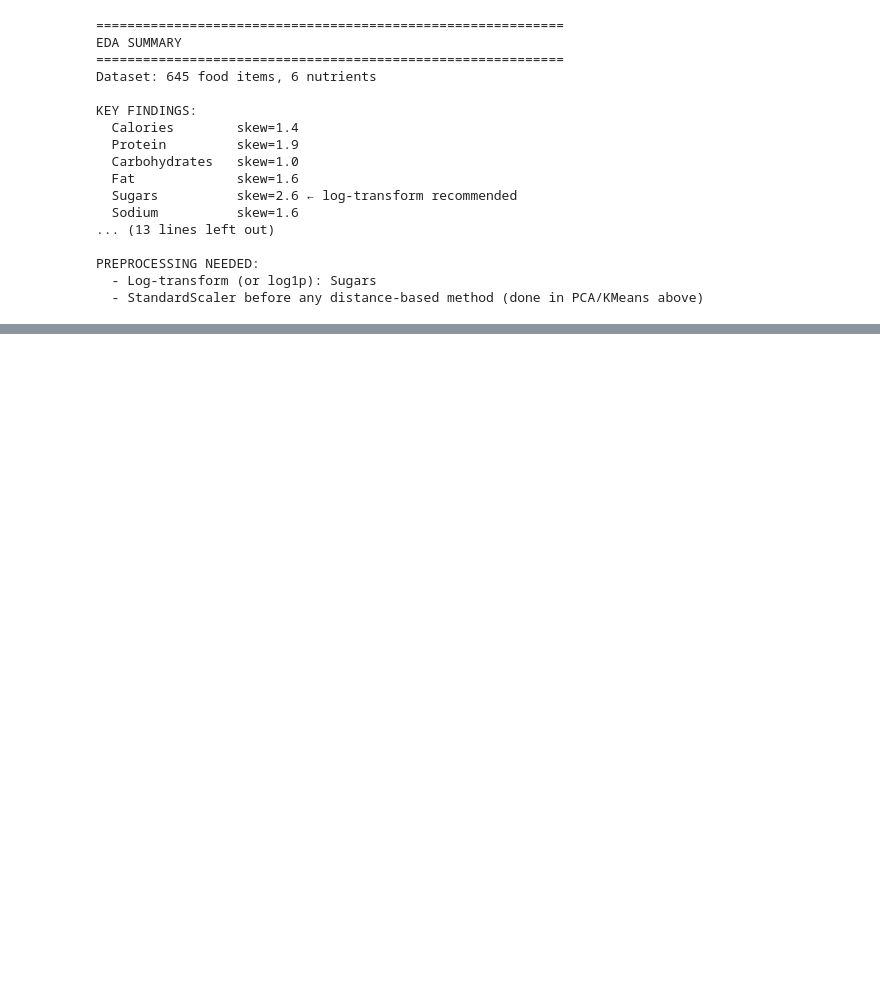
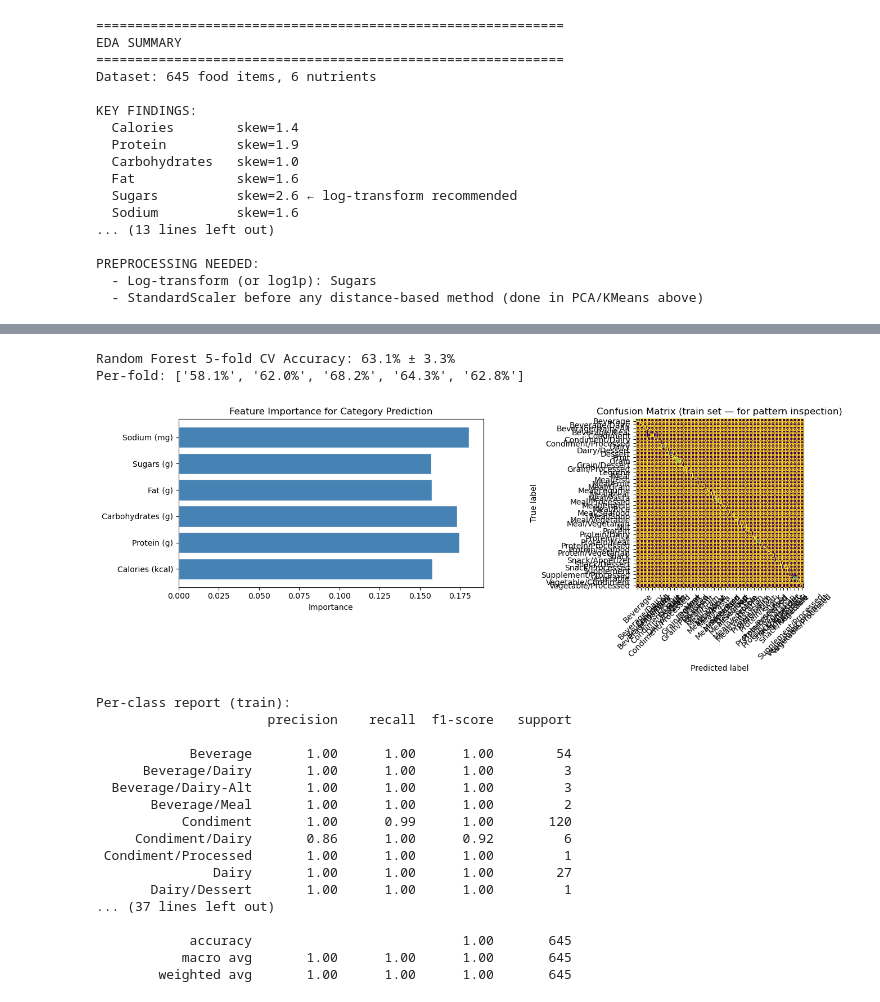
Before and after one commit to tomern0305/DiatitionSystem, a Jupyter notebook: MachineLearning/Untitled-1.ipynb, the cells around one changed output, grey strips where cells are left out. Saved outputs shown, nothing was run; the diff lists cells and outputs as text; code cells hidden in the pictures; blank space fills up the shorter version.

```diff
--- a/MachineLearning/Untitled-1.ipynb
+++ b/MachineLearning/Untitled-1.ipynb
@@ -380,0 +548,68 @@ PREPROCESSING NEEDED:
+# %%
+from sklearn.ensemble import RandomForestClassifier
+from sklearn.model_selection import cross_val_score, StratifiedKFold
+from sklearn.preprocessing import LabelEncoder
+from sklearn.metrics import classification_report, ConfusionMatrixDisplay
+import matplotlib.pyplot as plt
+
+# Prepare
+df_clf = df[["Food_Item"] + nutrients].copy()
+df_clf["Category"] = data["Category"]
+df_clf = df_clf.dropna(subset=["Category"])
+
+le = LabelEncoder()
+y = le.fit_transform(df_clf["Category"])
+X = scaler.fit_transform(df_clf[nutrients])
+
+# 5-fold cross-validation
+rf = RandomForestClassifier(n_estimators=200, random_state=42, class_weight="balanced")
+cv = StratifiedKFold(n_splits=5, shuffle=True, random_state=42)
+scores = cross_val_score(rf, X, y, cv=cv, scoring="accuracy")
+
+print(f"Random Forest 5-fold CV Accuracy: {scores.mean():.1%} ± {scores.std():.1%}")
+print(f"Per-fold: {[f'{s:.1%}' for s in scores]}")
+
+# Feature importance
+rf.fit(X, y)
+importances = rf.feature_importances_
+
+fig, axes = plt.subplots(1, 2, figsize=(14, 5))
+
+axes[0].barh(nutrients, importances, color='steelblue', edgecolor='white')
+axes[0].set_title("Feature Importance for Category Prediction")
+axes[0].set_xlabel("Importance")
+
+# Confusion matrix on full dataset (for visualization only)
+y_pred = rf.predict(X)
+ConfusionMatrixDisplay.from_predictions(
+    y, y_pred, display_labels=le.classes_,
+    ax=axes[1], colorbar=False, xticks_rotation=45
+)
+axes[1].set_title("Confusion Matrix (train set — for pattern inspection)")
+
+plt.tight_layout()
+plt.show()
+
+print("\nPer-class report (train):")
+print(classification_report(y, y_pred, target_names=le.classes_, zero_division=0))
+# %% [output]
+Random Forest 5-fold CV Accuracy: 63.1% ± 3.3%
+Per-fold: ['58.1%', '62.0%', '68.2%', '64.3%', '62.8%']
+[figure, added]
+Per-class report (train):
+                      precision    recall  f1-score   support
+
+            Beverage       1.00      1.00      1.00        54
+      Beverage/Dairy       1.00      1.00      1.00         3
+  Beverage/Dairy-Alt       1.00      1.00      1.00         3
+       Beverage/Meal       1.00      1.00      1.00         2
+           Condiment       1.00      0.99      1.00       120
+     Condiment/Dairy       0.86      1.00      0.92         6
+ Condiment/Processed       1.00      1.00      1.00         1
+               Dairy       1.00      1.00      1.00        27
+       Dairy/Dessert       1.00      1.00      1.00         1
+... (37 lines left out)
+
+            accuracy                           1.00       645
+           macro avg       1.00      1.00      1.00       645
+        weighted avg       1.00      1.00      1.00       645
```
Also changed, not shown: parts of 11 cells of this notebook.
